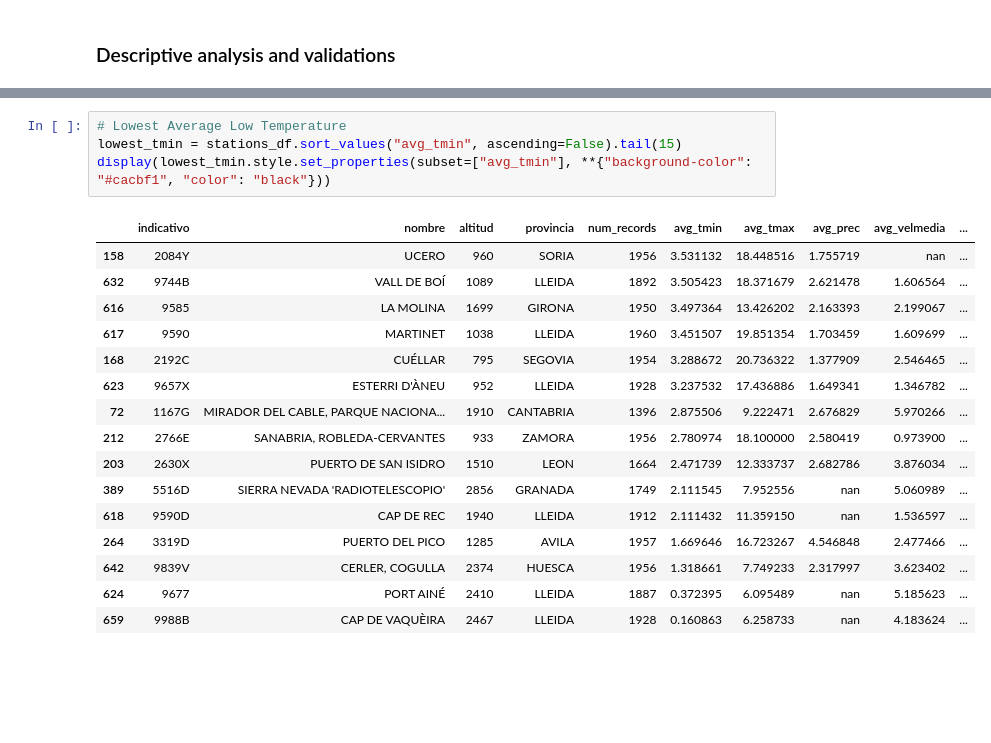
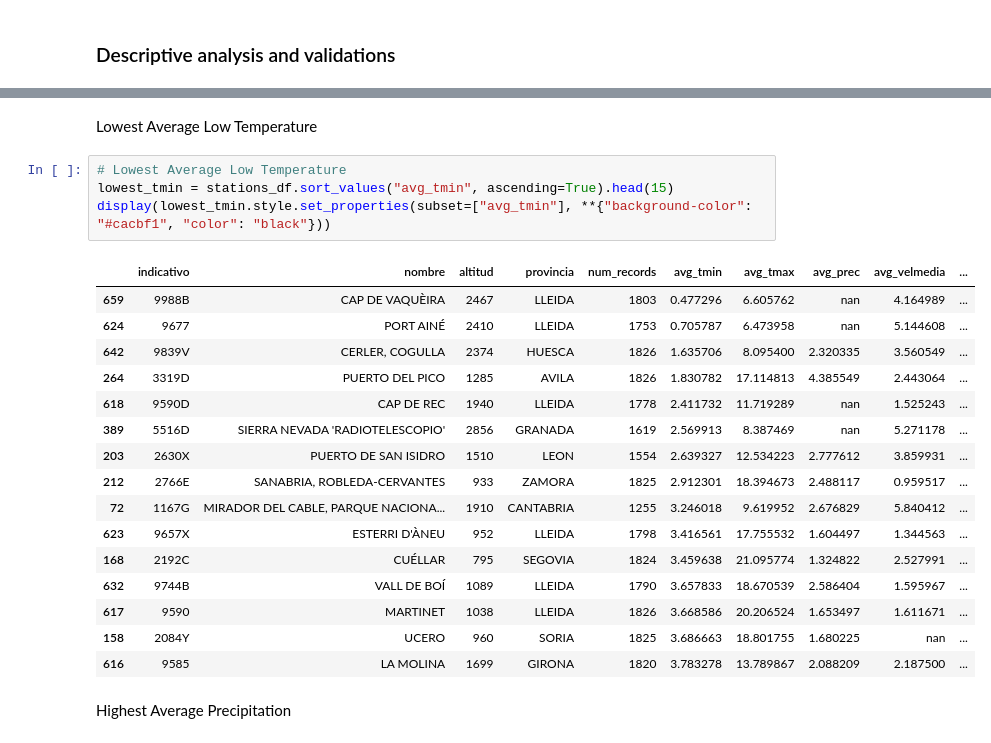
Before and after one commit to reddgr/energy-price-forecasting-in-power-grids, a Jupyter notebook: notebooks/07_weather_stats.ipynb, the cells around one changed output, grey strips where cells are left out. Drawn from its saved outputs; the diff is of its cells as text; blank space fills up the shorter version.

```diff
--- a/notebooks/07_weather_stats.ipynb
+++ b/notebooks/07_weather_stats.ipynb
@@ -222,24 +269,28 @@ display(highest_tmin_no_canary.style.set_properties(subset=["avg_tmin"], **{"bac
+# %% [markdown]
+Lowest Average Low Temperature
 # %%
 # Lowest Average Low Temperature
-lowest_tmin = stations_df.sort_values("avg_tmin", ascending=False).tail(15)
+lowest_tmin = stations_df.sort_values("avg_tmin", ascending=True).head(15)
 display(lowest_tmin.style.set_properties(subset=["avg_tmin"], **{"background-color": "#cacbf1", "color": "black"}))
 # %% [output]
 |  | indicativo | nombre | altitud | provincia | num_records | avg_tmin | avg_tmax | avg_prec | avg_velmedia | ... |
-| 158 | 2084Y | UCERO | 960 | SORIA | 1956 | 3.531132 | 18.448516 | 1.755719 | nan | ... |
-| 632 | 9744B | VALL DE BOÍ | 1089 | LLEIDA | 1892 | 3.505423 | 18.371679 | 2.621478 | 1.606564 | ... |
-| 616 | 9585 | LA MOLINA | 1699 | GIRONA | 1950 | 3.497364 | 13.426202 | 2.163393 | 2.199067 | ... |
-| 617 | 9590 | MARTINET | 1038 | LLEIDA | 1960 | 3.451507 | 19.851354 | 1.703459 | 1.609699 | ... |
-| 168 | 2192C | CUÉLLAR | 795 | SEGOVIA | 1954 | 3.288672 | 20.736322 | 1.377909 | 2.546465 | ... |
-| 623 | 9657X | ESTERRI D'ÀNEU | 952 | LLEIDA | 1928 | 3.237532 | 17.436886 | 1.649341 | 1.346782 | ... |
-| 72 | 1167G | MIRADOR DEL CABLE, PARQUE NACIONA... | 1910 | CANTABRIA | 1396 | 2.875506 | 9.222471 | 2.676829 | 5.970266 | ... |
-| 212 | 2766E | SANABRIA, ROBLEDA-CERVANTES | 933 | ZAMORA | 1956 | 2.780974 | 18.100000 | 2.580419 | 0.973900 | ... |
-| 203 | 2630X | PUERTO DE SAN ISIDRO | 1510 | LEON | 1664 | 2.471739 | 12.333737 | 2.682786 | 3.876034 | ... |
-| 389 | 5516D | SIERRA NEVADA 'RADIOTELESCOPIO' | 2856 | GRANADA | 1749 | 2.111545 | 7.952556 | nan | 5.060989 | ... |
-| 618 | 9590D | CAP DE REC | 1940 | LLEIDA | 1912 | 2.111432 | 11.359150 | nan | 1.536597 | ... |
-| 264 | 3319D | PUERTO DEL PICO | 1285 | AVILA | 1957 | 1.669646 | 16.723267 | 4.546848 | 2.477466 | ... |
-| 642 | 9839V | CERLER, COGULLA | 2374 | HUESCA | 1956 | 1.318661 | 7.749233 | 2.317997 | 3.623402 | ... |
-| 624 | 9677 | PORT AINÉ | 2410 | LLEIDA | 1887 | 0.372395 | 6.095489 | nan | 5.185623 | ... |
-| 659 | 9988B | CAP DE VAQUÈIRA | 2467 | LLEIDA | 1928 | 0.160863 | 6.258733 | nan | 4.183624 | ... |
+| 659 | 9988B | CAP DE VAQUÈIRA | 2467 | LLEIDA | 1803 | 0.477296 | 6.605762 | nan | 4.164989 | ... |
+| 624 | 9677 | PORT AINÉ | 2410 | LLEIDA | 1753 | 0.705787 | 6.473958 | nan | 5.144608 | ... |
+| 642 | 9839V | CERLER, COGULLA | 2374 | HUESCA | 1826 | 1.635706 | 8.095400 | 2.320335 | 3.560549 | ... |
+| 264 | 3319D | PUERTO DEL PICO | 1285 | AVILA | 1826 | 1.830782 | 17.114813 | 4.385549 | 2.443064 | ... |
+| 618 | 9590D | CAP DE REC | 1940 | LLEIDA | 1778 | 2.411732 | 11.719289 | nan | 1.525243 | ... |
+| 389 | 5516D | SIERRA NEVADA 'RADIOTELESCOPIO' | 2856 | GRANADA | 1619 | 2.569913 | 8.387469 | nan | 5.271178 | ... |
+| 203 | 2630X | PUERTO DE SAN ISIDRO | 1510 | LEON | 1554 | 2.639327 | 12.534223 | 2.777612 | 3.859931 | ... |
+| 212 | 2766E | SANABRIA, ROBLEDA-CERVANTES | 933 | ZAMORA | 1825 | 2.912301 | 18.394673 | 2.488117 | 0.959517 | ... |
+| 72 | 1167G | MIRADOR DEL CABLE, PARQUE NACIONA... | 1910 | CANTABRIA | 1255 | 3.246018 | 9.619952 | 2.676829 | 5.840412 | ... |
+| 623 | 9657X | ESTERRI D'ÀNEU | 952 | LLEIDA | 1798 | 3.416561 | 17.755532 | 1.604497 | 1.344563 | ... |
+| 168 | 2192C | CUÉLLAR | 795 | SEGOVIA | 1824 | 3.459638 | 21.095774 | 1.324822 | 2.527991 | ... |
+| 632 | 9744B | VALL DE BOÍ | 1089 | LLEIDA | 1790 | 3.657833 | 18.670539 | 2.586404 | 1.595967 | ... |
+| 617 | 9590 | MARTINET | 1038 | LLEIDA | 1826 | 3.668586 | 20.206524 | 1.653497 | 1.611671 | ... |
+| 158 | 2084Y | UCERO | 960 | SORIA | 1825 | 3.686663 | 18.801755 | 1.680225 | nan | ... |
+| 616 | 9585 | LA MOLINA | 1699 | GIRONA | 1820 | 3.783278 | 13.789867 | 2.088209 | 2.187500 | ... |
+# %% [markdown]
+Highest Average Precipitation
 # %%
 # Highest Average Precipitation
 highest_prec = stations_df.sort_values("avg_prec", ascending=False).head(15)
```
Also changed, not shown: parts of 36 cells of this notebook.
